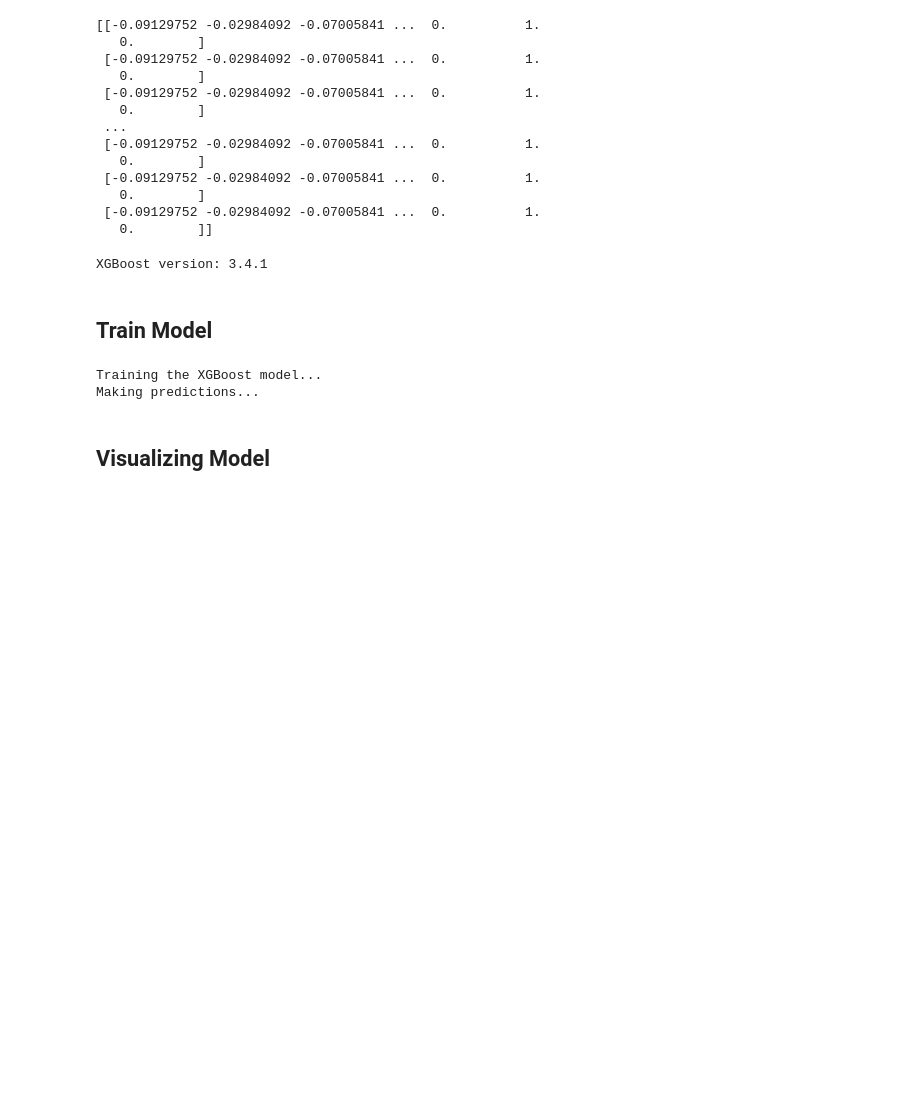
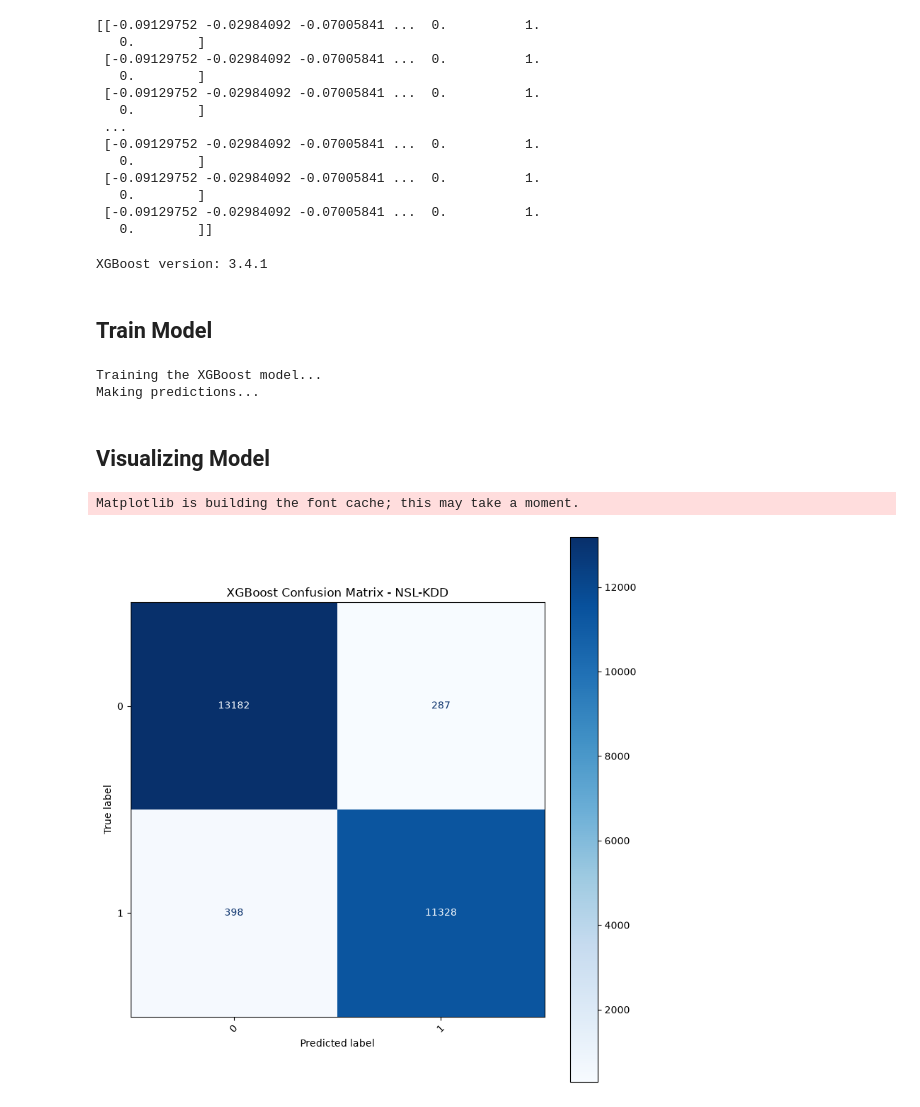
Before and after one commit to Rissa-2/Risk-Engine, a Jupyter notebook: src/models/gradient_boosting.ipynb, the cells around one changed output. Saved outputs shown, nothing was run; the diff lists cells and outputs as text; code cells hidden in the pictures; blank space fills up the shorter version.

```diff
--- a/src/models/gradient_boosting.ipynb
+++ b/src/models/gradient_boosting.ipynb
@@ -107,3 +124,24 @@ Making predictions...
 # %%
 import matplotlib.pyplot as plt
 from sklearn.metrics import ConfusionMatrixDisplay
+
+#Create a figure and axis for the CMD
+fig, ax = plt.subplots(figsize=(8,8))
+
+#Generate the confusion matrix plot from the trained XGBoost estimator
+ConfusionMatrixDisplay.from_estimator(
+    xgb_model,
+    X_test,
+    y_test_encoded,
+    display_labels=label_encoder.classes_,
+    cmap=plt.cm.Blues,
+    ax=ax,
+    xticks_rotation=45
+)
+
+plt.title("XGBoost Confusion Matrix - NSL-KDD")
+plt.tight_layout()
+plt.show()
+# %% [output]
+Matplotlib is building the font cache; this may take a moment.
+[figure, added]
```
Also changed, not shown: parts of 3 cells of this notebook.
